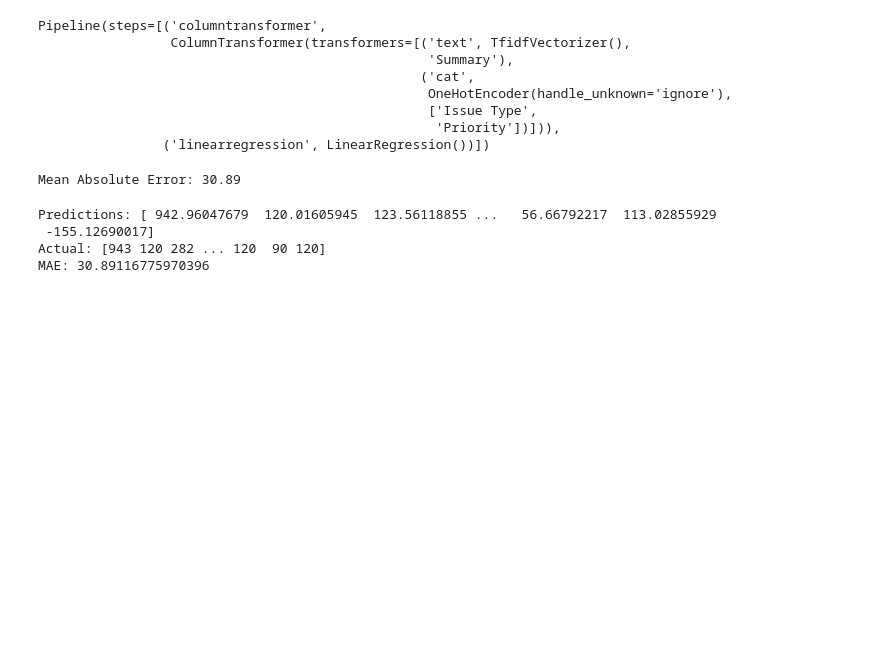
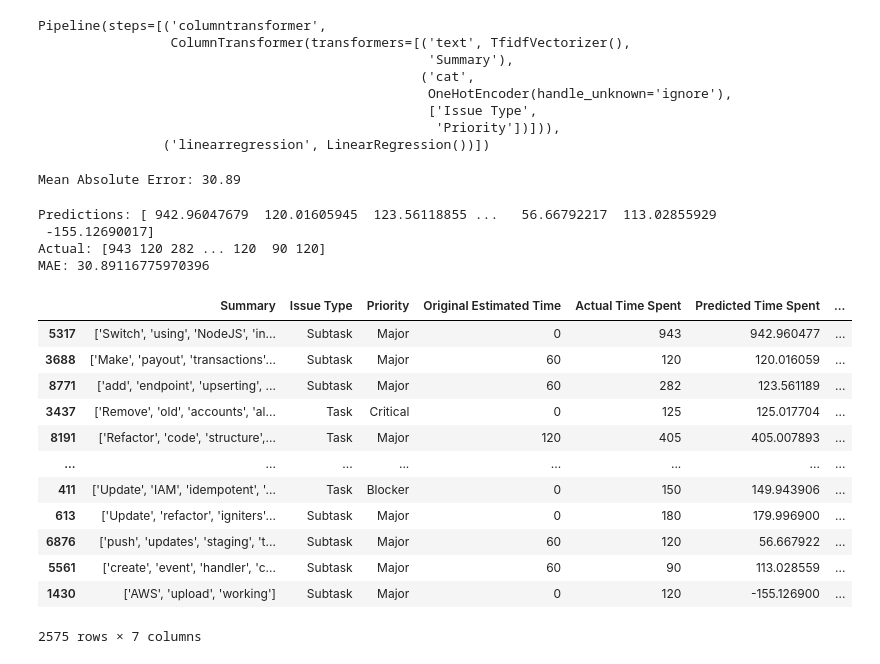
Before and after one commit to IshikaGopie/Scopecast, a Jupyter notebook: nlp-updated.ipynb, the cells around one changed output. Cells and saved outputs as stored; diff of their text form; code cells hidden in the pictures; blank space fills up the shorter version.

Commit message:
added results dataframe generation and exported predictions to CSV

```diff
--- a/nlp-updated.ipynb
+++ b/nlp-updated.ipynb
@@ -76,3 +76,33 @@ Predictions: [ 942.96047679  120.01605945  123.56118855 ...   56.66792217  113.0
  -155.12690017]
 Actual: [943 120 282 ... 120  90 120]
 MAE: 30.89116775970396
+# %%
+pred_series = pd.Series(y_pred, index=X_test.index, name='Predicted Time Spent')
+orig_est_series = df.loc[X_test.index, 'Original Time Estimated']
+
+results = pd.DataFrame({
+    'Summary': df.loc[X_test.index, 'Summary'],
+    'Issue Type': df.loc[X_test.index, 'Issue Type'],
+    'Priority': df.loc[X_test.index, 'Priority'],
+    'Original Estimated Time': orig_est_series,
+    'Actual Time Spent': y_test,
+    'Predicted Time Spent': pred_series
+})
+
+results['Absolute Error'] = abs(results['Actual Time Spent'] - results['Predicted Time Spent'])
+# %%
+results
+# %% [output]
+|  | Summary | Issue Type | Priority | Original Estimated Time | Actual Time Spent | Predicted Time Spent | ... |
+| 5317 | ['Switch', 'using', 'NodeJS', 'in... | Subtask | Major | 0 | 943 | 942.960477 | ... |
+| 3688 | ['Make', 'payout', 'transactions'... | Subtask | Major | 60 | 120 | 120.016059 | ... |
+| 8771 | ['add', 'endpoint', 'upserting', ... | Subtask | Major | 60 | 282 | 123.561189 | ... |
+| 3437 | ['Remove', 'old', 'accounts', 'al... | Task | Critical | 0 | 125 | 125.017704 | ... |
+| 8191 | ['Refactor', 'code', 'structure',... | Task | Major | 120 | 405 | 405.007893 | ... |
+| ... | ... | ... | ... | ... | ... | ... | ... |
+| 411 | ['Update', 'IAM', 'idempotent', '... | Task | Blocker | 0 | 150 | 149.943906 | ... |
+| 613 | ['Update', 'refactor', 'igniters'... | Subtask | Major | 0 | 180 | 179.996900 | ... |
+| 6876 | ['push', 'updates', 'staging', 't... | Subtask | Major | 60 | 120 | 56.667922 | ... |
+| 5561 | ['create', 'event', 'handler', 'c... | Subtask | Major | 60 | 90 | 113.028559 | ... |
+| 1430 | ['AWS', 'upload', 'working'] | Subtask | Major | 0 | 120 | -155.126900 | ... |
+2575 rows × 7 columns
```
Also changed, not shown: parts of 1 cell of this notebook.
